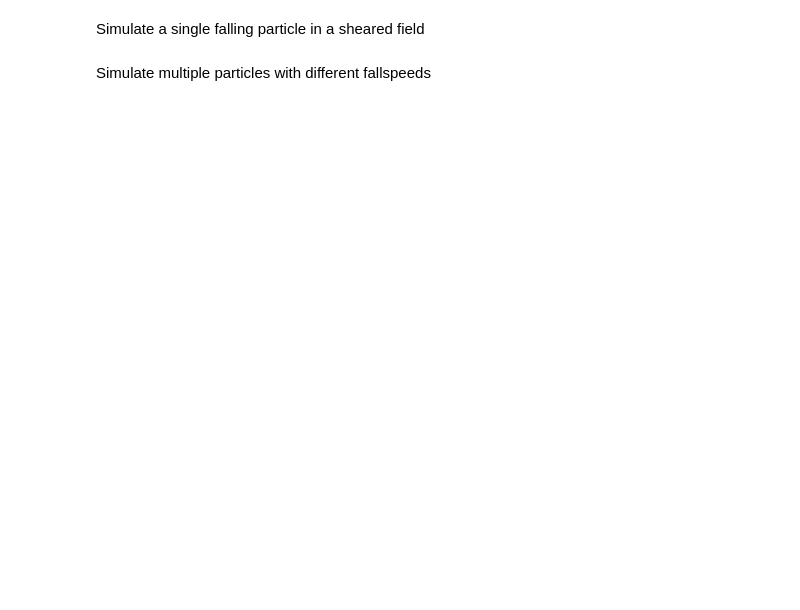
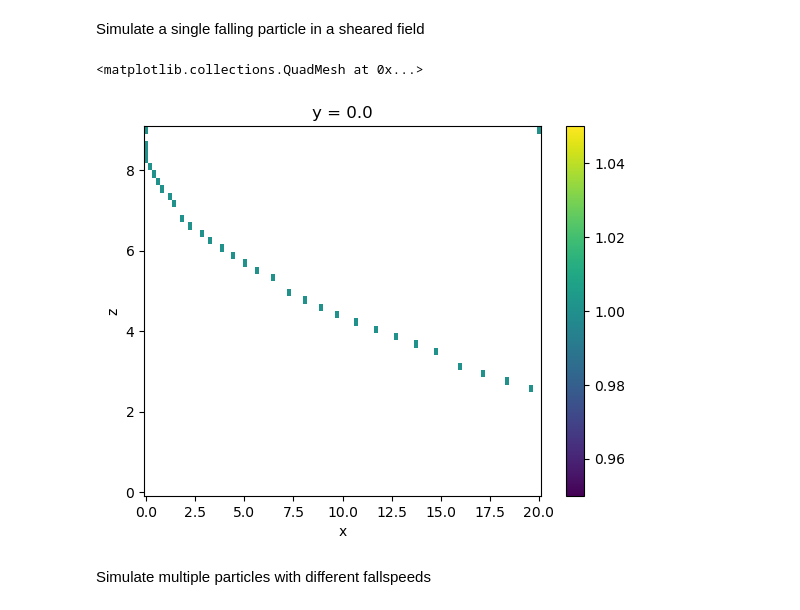
Before and after one commit to Ockenfuss/advesi, a Jupyter notebook: Examples.ipynb, the cells around one changed output. Saved outputs shown, nothing was run; the diff lists cells and outputs as text; code cells hidden in the pictures; blank space fills up the shorter version.

```diff
--- a/Examples.ipynb
+++ b/Examples.ipynb
@@ -24,14 +33,18 @@ Simulate a single falling particle in a sheared field
 # %%
 u=xr.DataArray(np.arange(10)[::-1], coords=[('z', np.arange(10))]).astype(float)
 ff=adv.FlowField_Collection(u,0,-1.0)
-traj_coll=adv.Trajectory_Collection.from_flowfield(ff, 0.0,0.0,9.0,0.1,100,1)
+advector=adv.EulerAdvector(dt=0.1, steps=100)
+traj_coll=adv.Trajectory_Collection.from_flowfield(ff, x0=0.0,y0=0.0,z0=9.0,advector=advector)
 part_coll=adv.Particle_Collection(0.0,0.0,9.0,0.0,1.0)
 times=np.linspace(0.0,10.0,50)
-path_coll=adv.Path_Collection.from_particle_collection(part_coll, traj_coll, t=times, matching='hybrid')
+path_coll=adv.Path_Collection.from_trajectory_collection(part_coll, traj_coll, t=times, matching='hybrid')
 field=adv.Field_Collection.create_regular(times, [0,20], [0,0], [0,9], 100, 1,50)
 field.fill_with(part_coll, path_coll)
 f=field.f.squeeze()
 f.max('t').plot(x='x')
+# %% [output]
+<matplotlib.collections.QuadMesh at 0x...>
+[figure, added]
 # %% [markdown]
 
 Simulate multiple particles with different fallspeeds
```
Also changed, not shown: parts of 17 cells of this notebook.
